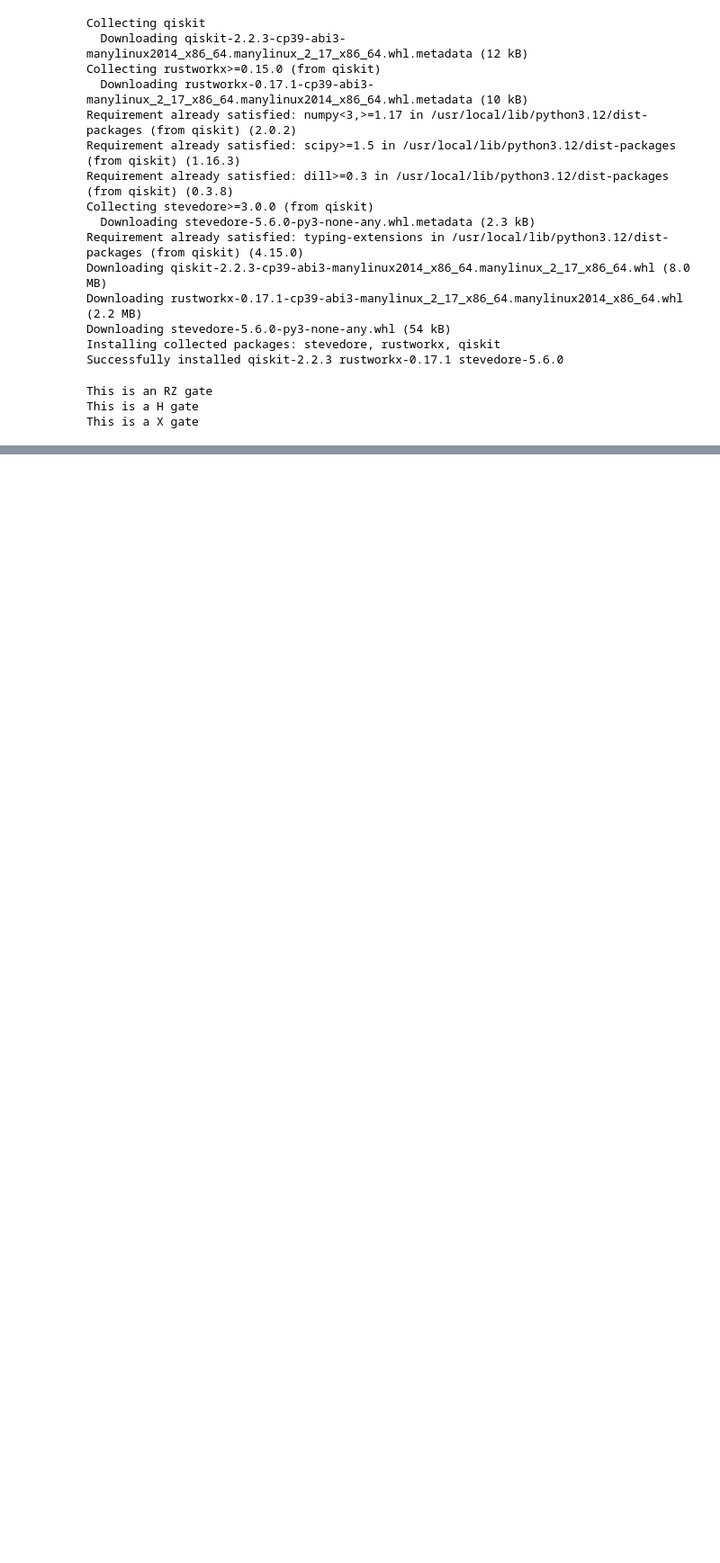
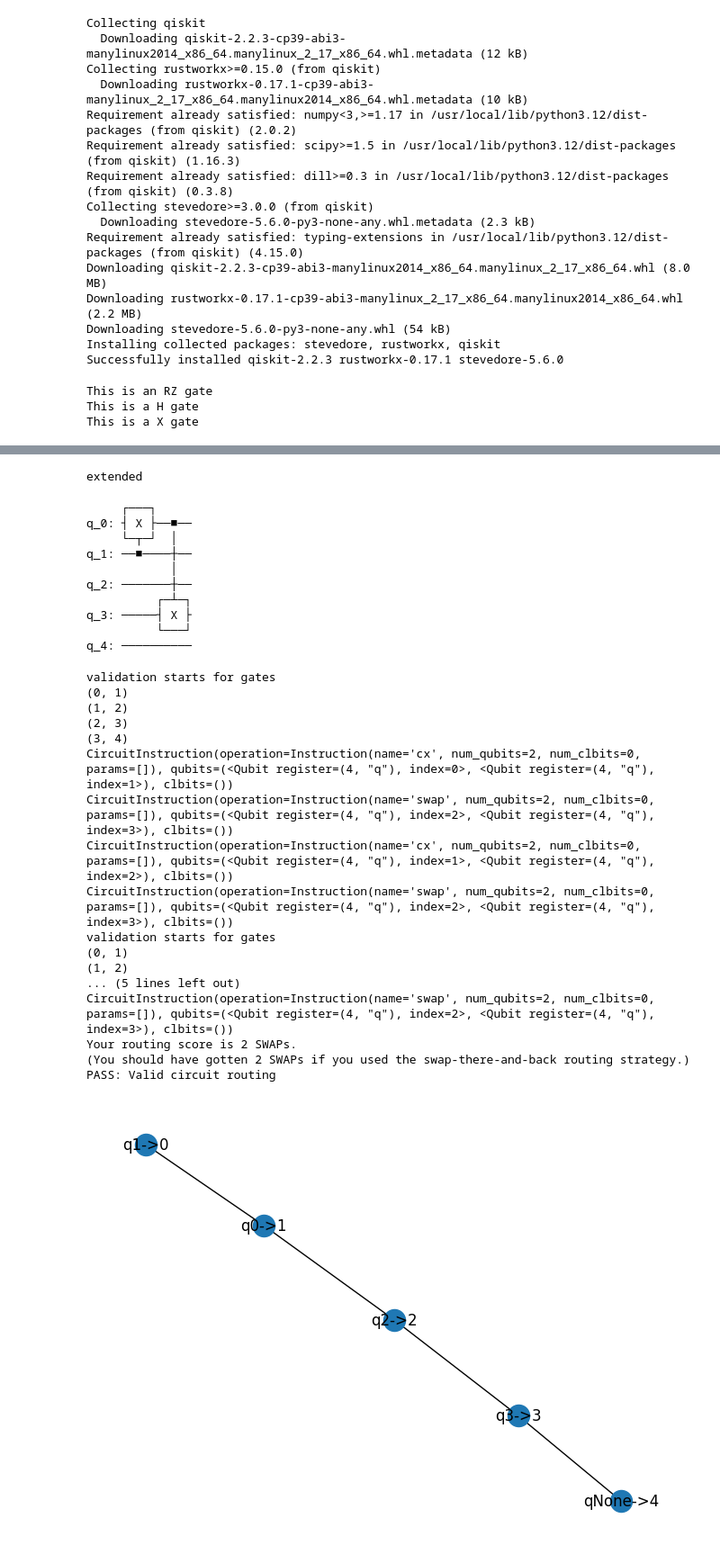
Before and after one commit to giriragav/UChicago---QCSD, a Jupyter notebook: lab6_routing.ipynb, the cells around one changed output, grey strips where cells are left out. Shown at 90% size. Cells and saved outputs as stored; diff of their text form; code cells hidden in the pictures; blank space fills up the shorter version.

```diff
--- a/lab6_routing.ipynb
+++ b/lab6_routing.ipynb
@@ -417,0 +529,27 @@ test1CnotS3()
+# %%
+# @title 2 CNOT tests - scenario 3
+# GV Cell for testing 1 CNOT mappings
+def route_circuit_2CNOT_S3(quantum_circuit:QuantumCircuit, target_hardware:nx.Graph,
+                  mapping:Dict[Qubit, int]) -> QuantumCircuit:
+  new_circuit = QuantumCircuit(len(target_hardware.nodes)-1)
+  new_circuit.cx(0,1)
+  new_circuit.swap(2,3)
+  new_circuit.cx(1,2)
+  new_circuit.swap(2,3)
+  return new_circuit
+def test2CnotS3():
+  _hardware1 = nx.path_graph(5)
+  _cuccaro61 = QuantumCircuit.from_qasm_str('OPENQASM 2.0;\ninclude "qelib1.inc";\nqreg q[4];\ncx q[1],q[0];\ncx q[0],q[3];\n')
+  _mapping1 = {Qubit(QuantumRegister(4, 'q'), 1): 0,
+              Qubit(QuantumRegister(4, 'q'), 0): 1,
+              Qubit(QuantumRegister(4, 'q'), 2): 2,
+              Qubit(QuantumRegister(4, 'q'), 3): 3}
+  _routing1 = route_circuit_2CNOT_S3(_cuccaro61, _hardware1, _mapping1)  # Run your code
+  display(_cuccaro61.draw(fold=-1))
+  display(_routing1.draw(fold=-1))
+  draw_mapping(_hardware1, _mapping1)
+  validate_routing_gv(_cuccaro61, _hardware1, _mapping1, _routing1)
+  score_routing_gv(_cuccaro61, _hardware1, _mapping1, _routing1)
+  print('PASS: Valid circuit routing')
+test2CnotS3()
+# %% [output]
@@ -417,0 +594,29 @@ test1CnotS3()
+extended
+     ┌───┐
+q_0: ┤ X ├──■──
+     └─┬─┘  │
+q_1: ──■────┼──
+            │
+q_2: ───────┼──
+          ┌─┴─┐
+q_3: ─────┤ X ├
+          └───┘
+q_4: ──────────
+validation starts for gates
+(0, 1)
+(1, 2)
+(2, 3)
+(3, 4)
+CircuitInstruction(operation=Instruction(name='cx', num_qubits=2, num_clbits=0, params=[]), qubits=(<Qubit register=(4, "q"), index=0>, <Qubit register=(4, "q"), index=1>), clbits=())
+CircuitInstruction(operation=Instruction(name='swap', num_qubits=2, num_clbits=0, params=[]), qubits=(<Qubit register=(4, "q"), index=2>, <Qubit register=(4, "q"), index=3>), clbits=())
+CircuitInstruction(operation=Instruction(name='cx', num_qubits=2, num_clbits=0, params=[]), qubits=(<Qubit register=(4, "q"), index=1>, <Qubit register=(4, "q"), index=2>), clbits=())
+CircuitInstruction(operation=Instruction(name='swap', num_qubits=2, num_clbits=0, params=[]), qubits=(<Qubit register=(4, "q"), index=2>, <Qubit register=(4, "q"), index=3>), clbits=())
+validation starts for gates
+(0, 1)
+(1, 2)
+... (5 lines left out)
+CircuitInstruction(operation=Instruction(name='swap', num_qubits=2, num_clbits=0, params=[]), qubits=(<Qubit register=(4, "q"), index=2>, <Qubit register=(4, "q"), index=3>), clbits=())
+Your routing score is 2 SWAPs.
+(You should have gotten 2 SWAPs if you used the swap-there-and-back routing strategy.)
+PASS: Valid circuit routing
+[figure, added]
```
Also changed, not shown: parts of 4 cells of this notebook.
